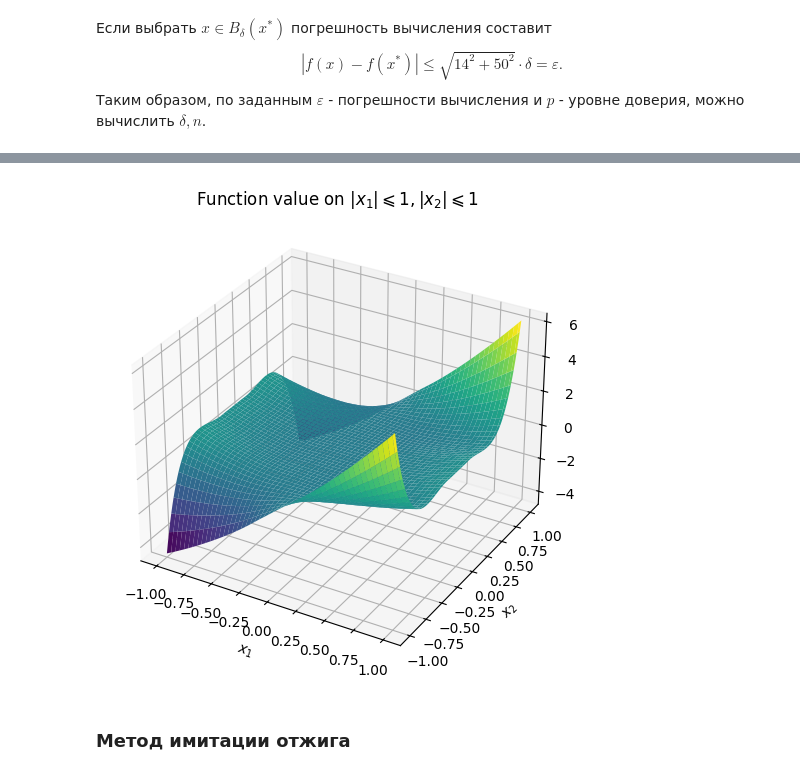
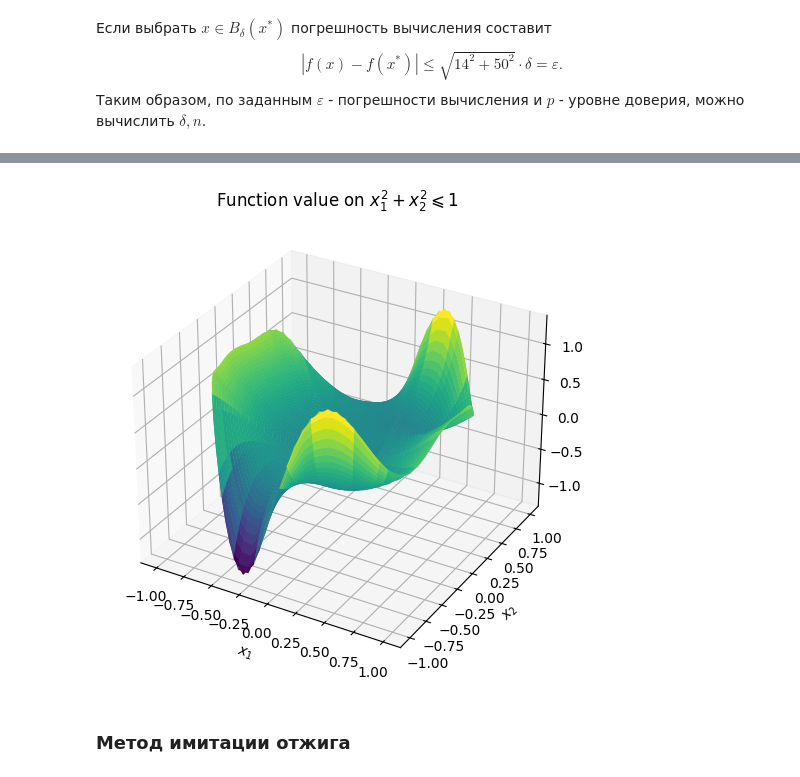
Before and after one commit to arinenn/stochastic_practicum, a Jupyter notebook: stochastic_practicum_second.ipynb, the cells around one changed output, grey strips where cells are left out. Saved outputs shown, nothing was run; the diff lists cells and outputs as text; code cells hidden in the pictures.

```diff
--- a/stochastic_practicum_second.ipynb
+++ b/stochastic_practicum_second.ipynb
@@ -158,17 +168,22 @@ f*(-0.36138661,0.93240933)= -1.28821618 obtained by sample of 9932428 points.
 # %%
 n_points = 100
-grid = np.linspace(-1, 1, n_points, endpoint=True)
-X1, X2 = np.meshgrid(grid, grid)
+r = np.linspace(0.001, 1, n_points)
+alpha = np.linspace(-2*np.pi, 2*np.pi, n_points)
+r, alpha = np.meshgrid(r, alpha)
+
+X = r * np.sin(alpha)
+Y = r * np.cos(alpha)
+Z = func(X, Y)
 
 plt.figure(figsize=(9,6))
 ax = plt.axes(projection='3d')
-ax.plot_surface(X1, X2, func(X1, X2), cmap='viridis')
-ax.set_title('Function value on $|x_1|\leqslant1, |x_2|\leqslant1$')
+ax.plot_surface(X, Y, Z, cmap='viridis')
+ax.set_title('Function value on $x_1^2+x_2^2\leqslant1$')
 ax.set_xlabel('$x_1$')
 ax.set_ylabel('$x_2$')
 plt.show()
 # %% [output]
-[figure, old version]
+[figure, new version]
 # %% [markdown]
 ### Метод имитации отжига
 # %%
```
Also changed, not shown: parts of 13 cells of this notebook, 1 other file.
